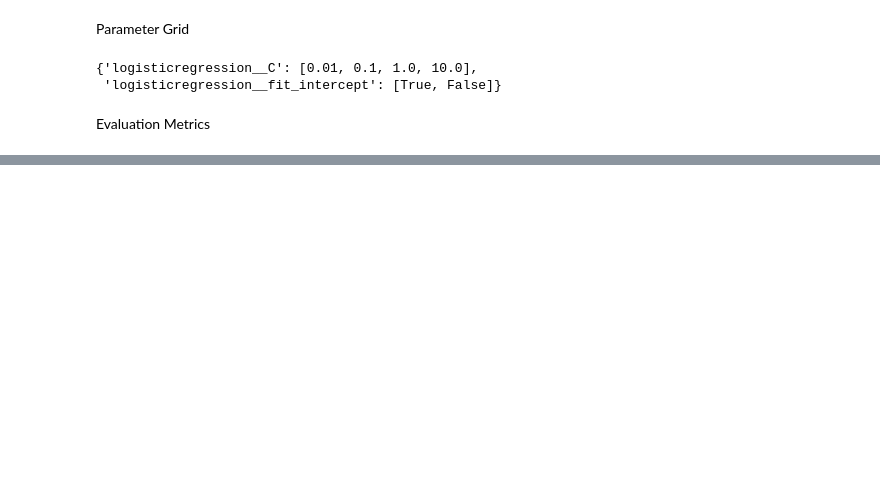
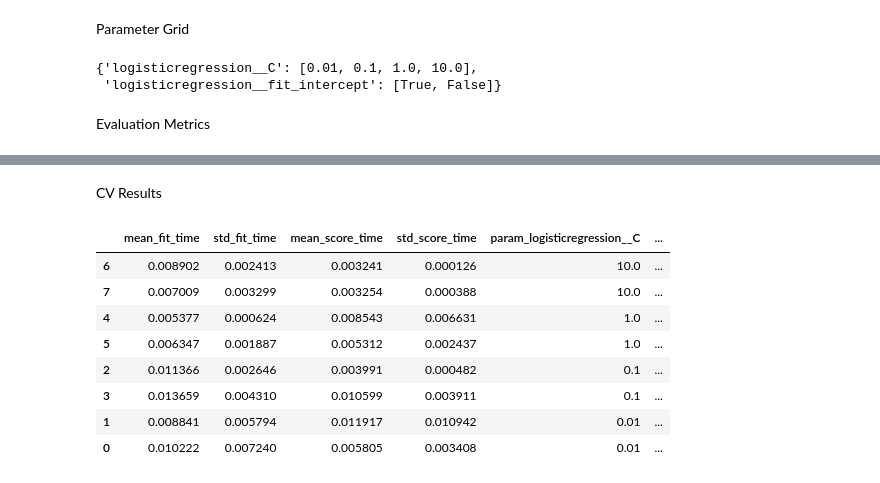
Before and after one commit to robin-friese/machine-learning-ready, a Jupyter notebook: 04 ML Pipelines/ml-pipeline.ipynb, the cells around one changed output, grey strips where cells are left out. Drawn from its saved outputs; the diff is of its cells as text; code cells hidden in the pictures; blank space fills up the shorter version.

Commit message:
first executable end-to-end pipeline implementation

```diff
--- a/04 ML Pipelines/ml-pipeline.ipynb
+++ b/04 ML Pipelines/ml-pipeline.ipynb
@@ -108,30 +188,24 @@ X_train, X_test, y_train, y_test = train_test_split(
 # %% [markdown]
 for `Classifiers`:
 # %%
-if estimator in [LogisticRegression(), SVC(), KNeighborsClassifier()]:
+if isinstance(estimator, (LogisticRegression, SVC, KNeighborsClassifier)):
 
     # ----------------------------------------
     # Numerical columns
     # ----------------------------------------
-    numerical_cols = X.select_dtypes(include=["int64", "float64"]).columns
 
     # Scaler
-    standard_scaler = make_column_transformer(
-        (StandardScaler(), numerical_cols),
-        remainder="passthrough",
-        verbose_feature_names_out=True
+    preprocessor.transformers.append(
+        ('min_max_scaler', MinMaxScaler(), numerical_cols)
     )
 
     # ----------------------------------------
     # Categorical columns
     # ----------------------------------------
-    categorical_cols = X.select_dtypes(include=["object", "category"]).columns
 
     # One Hot Encoder
-    one_hot_encoder = make_column_transformer(
-        (OneHotEncoder(), categorical_cols),
-        remainder="passthrough",
-        verbose_feature_names_out=True
+    preprocessor.transformers.append(
+        ('one_hot_encoder', OneHotEncoder(), categorical_cols)
     )
 # %% [markdown]
 ## `Data Modeling`
@@ -140,9 +222,5 @@ Pipeline
 # %%
-pipeline = make_pipeline(
-    standard_scaler,
-    one_hot_encoder,
-    estimator
-)
+pipeline = make_pipeline(preprocessor, estimator)
 # %% [markdown]
 Parameter Grid
 # %%
@@ -184,0 +261,9 @@ Exception:
+# %%
+grid = GridSearchCV(
+    estimator=pipeline,
+    param_grid=param_grid,
+    cv=3,
+    scoring=metrics,
+    refit=primary_metric,
+    n_jobs=-1,
+)
@@ -184,0 +272,2 @@ Exception:
+# %%
+grid.fit(X_train, y_train)
@@ -184,0 +311,15 @@ Exception:
+# %% [markdown]
+CV Results
+# %%
+cv_results = pd.DataFrame(grid.cv_results_)
+display(cv_results.sort_values(by=f"rank_test_{primary_metric}"))
+# %% [output]
+|  | mean_fit_time | std_fit_time | mean_score_time | std_score_time | param_logisticregression__C | ... |
+| 6 | 0.008902 | 0.002413 | 0.003241 | 0.000126 | 10.0 | ... |
+| 7 | 0.007009 | 0.003299 | 0.003254 | 0.000388 | 10.0 | ... |
+| 4 | 0.005377 | 0.000624 | 0.008543 | 0.006631 | 1.0 | ... |
+| 5 | 0.006347 | 0.001887 | 0.005312 | 0.002437 | 1.0 | ... |
+| 2 | 0.011366 | 0.002646 | 0.003991 | 0.000482 | 0.1 | ... |
+| 3 | 0.013659 | 0.004310 | 0.010599 | 0.003911 | 0.1 | ... |
+| 1 | 0.008841 | 0.005794 | 0.011917 | 0.010942 | 0.01 | ... |
+| 0 | 0.010222 | 0.007240 | 0.005805 | 0.003408 | 0.01 | ... |
```
Also changed, not shown: parts of 21 cells of this notebook, 1 other file.
